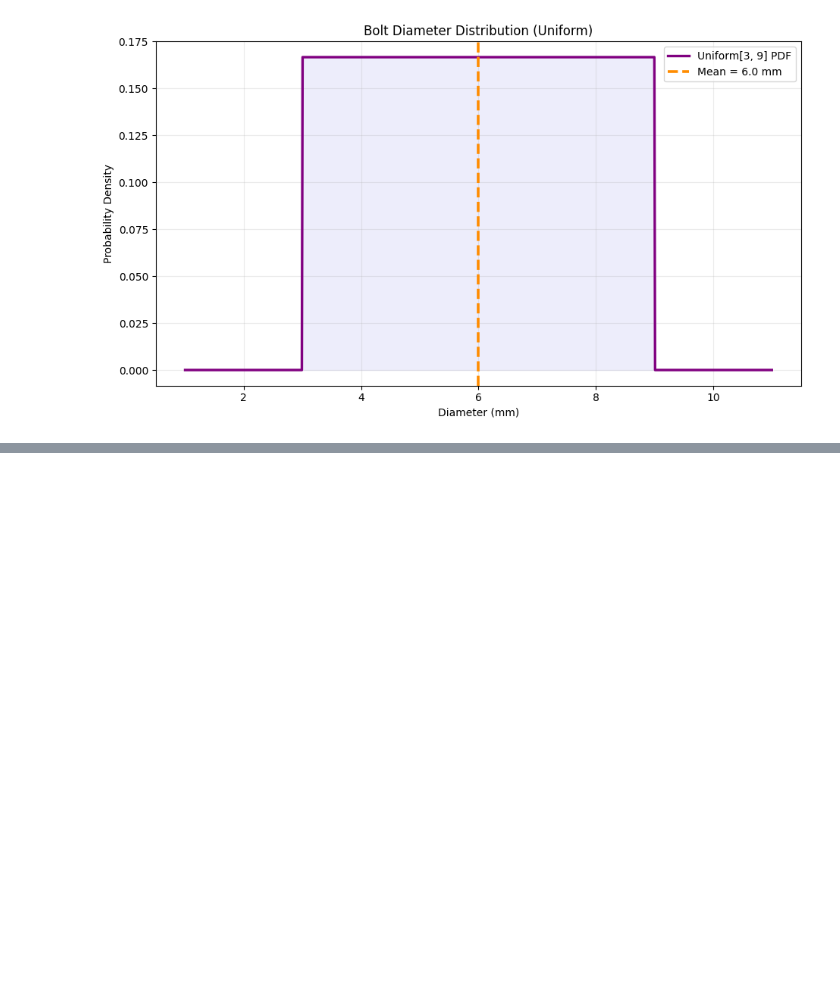
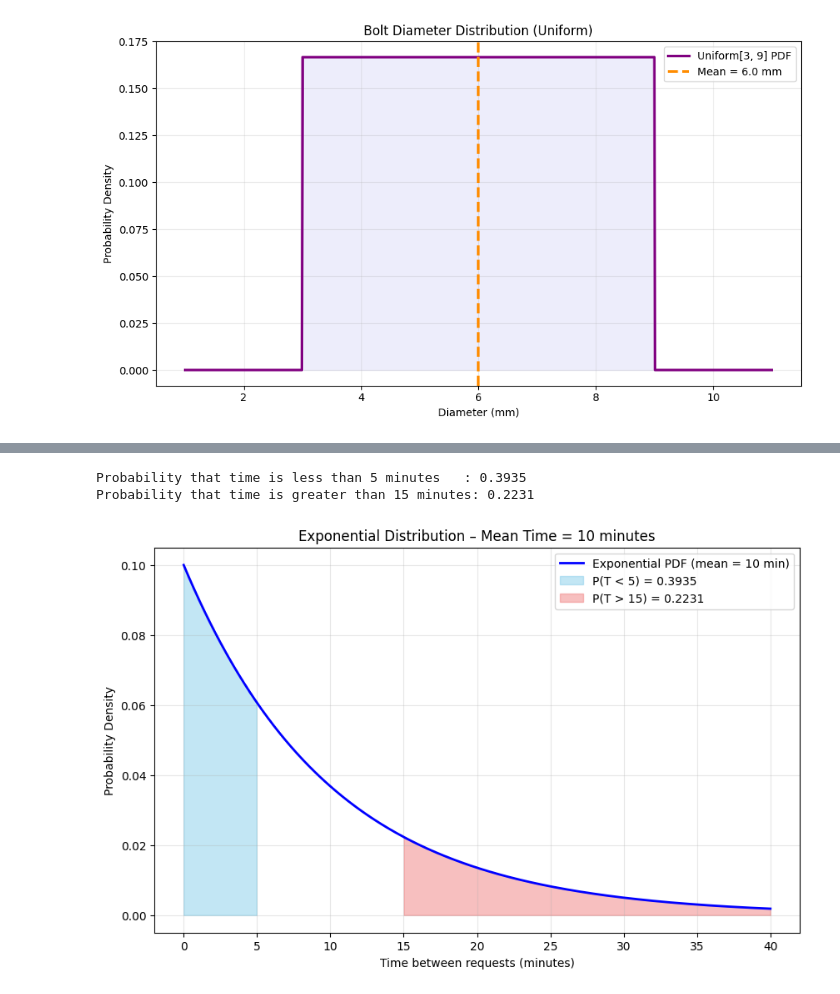
Before and after one commit to princz003/S4lab_data, a Jupyter notebook: Probability&Random_process_for_eng_maths.ipynb, the cells around one changed output, grey strips where cells are left out. Saved outputs shown, nothing was run; the diff lists cells and outputs as text; code cells hidden in the pictures; blank space fills up the shorter version.

```diff
--- a/Probability&Random_process_for_eng_maths.ipynb
+++ b/Probability&Random_process_for_eng_maths.ipynb
@@ -2701,0 +2741,47 @@ Standard deviation     : 1.73 mm
+# %%
+import numpy as np
+import matplotlib.pyplot as plt
+from scipy.stats import expon
+
+# Parameters
+mean_time = 10          # mean time in minutes
+lambda_rate = 1 / mean_time   # rate parameter λ = 1 / mean
+
+# Calculate probabilities
+prob_less_than_5 = expon.cdf(5, scale=mean_time)          # P(T < 5)
+prob_greater_than_15 = 1 - expon.cdf(15, scale=mean_time) # P(T > 15)
+
+# Print probabilities
+print(f"Probability that time is less than 5 minutes   : {prob_less_than_5:.4f}")
+print(f"Probability that time is greater than 15 minutes: {prob_greater_than_15:.4f}")
+# Generate x values and PDF
+x = np.linspace(0, 40, 1000)
+pdf = expon.pdf(x, scale=mean_time)
+
+# Create the plot
+plt.figure(figsize=(10, 6))
+
+# Plot the PDF curve
+plt.plot(x, pdf, label='Exponential PDF (mean = 10 min)', color='blue', linewidth=2)
+
+# Shade area for P(T < 5)
+plt.fill_between(x, pdf, where=(x <= 5), color='skyblue', alpha=0.5,
+                 label=f'P(T < 5) = {prob_less_than_5:.4f}')
+
+# Shade area for P(T > 15)
+plt.fill_between(x, pdf, where=(x >= 15), color='lightcoral', alpha=0.5,
+                 label=f'P(T > 15) = {prob_greater_than_15:.4f}')
+
+# Labels and title
+plt.title("Exponential Distribution – Mean Time = 10 minutes")
+plt.xlabel("Time between requests (minutes)")
+plt.ylabel("Probability Density")
+plt.legend()
+plt.grid(True, alpha=0.3)
+
+# Show plot
+plt.show()
+# %% [output]
+Probability that time is less than 5 minutes   : 0.3935
+Probability that time is greater than 15 minutes: 0.2231
+[figure, added]
```
Also changed, not shown: parts of 9 cells of this notebook.
